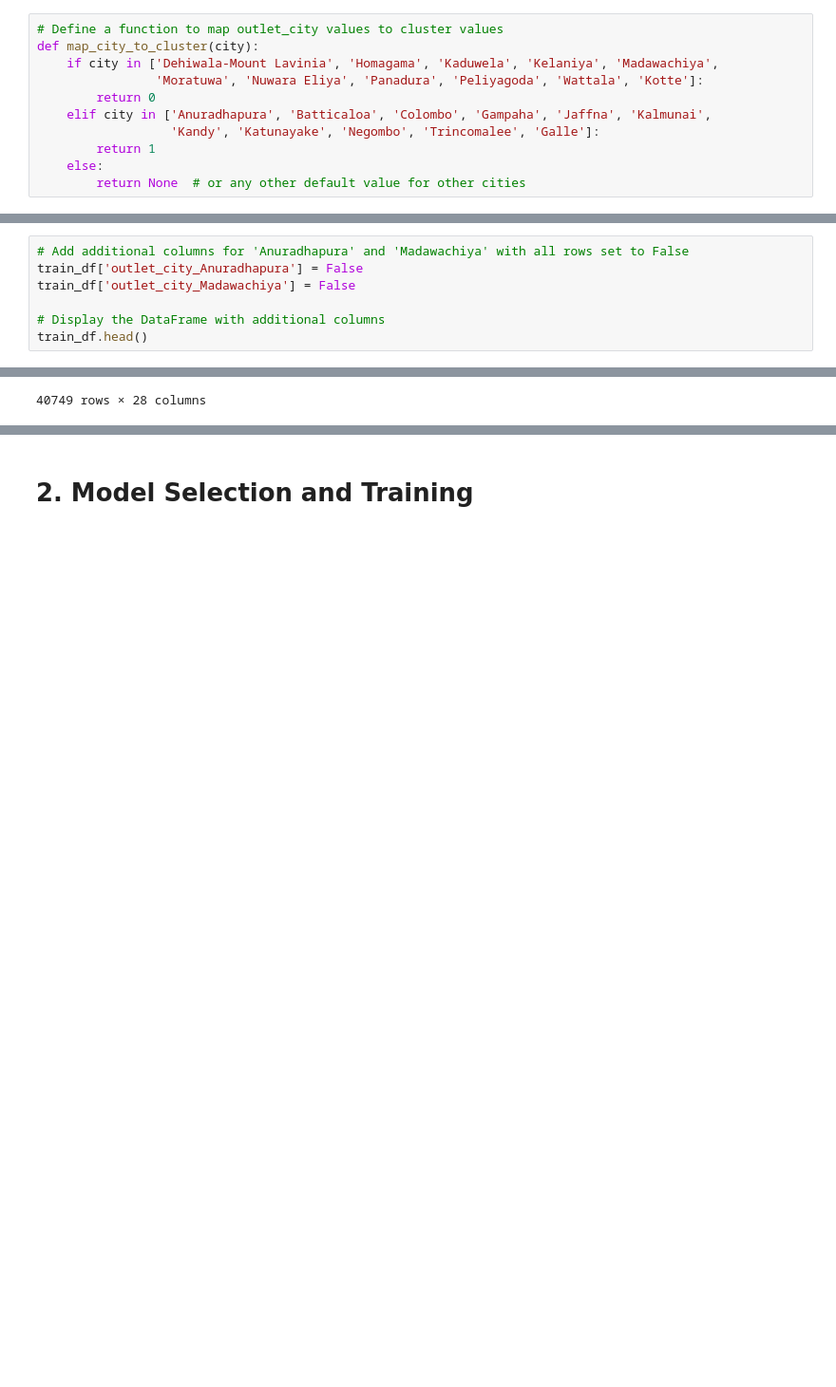
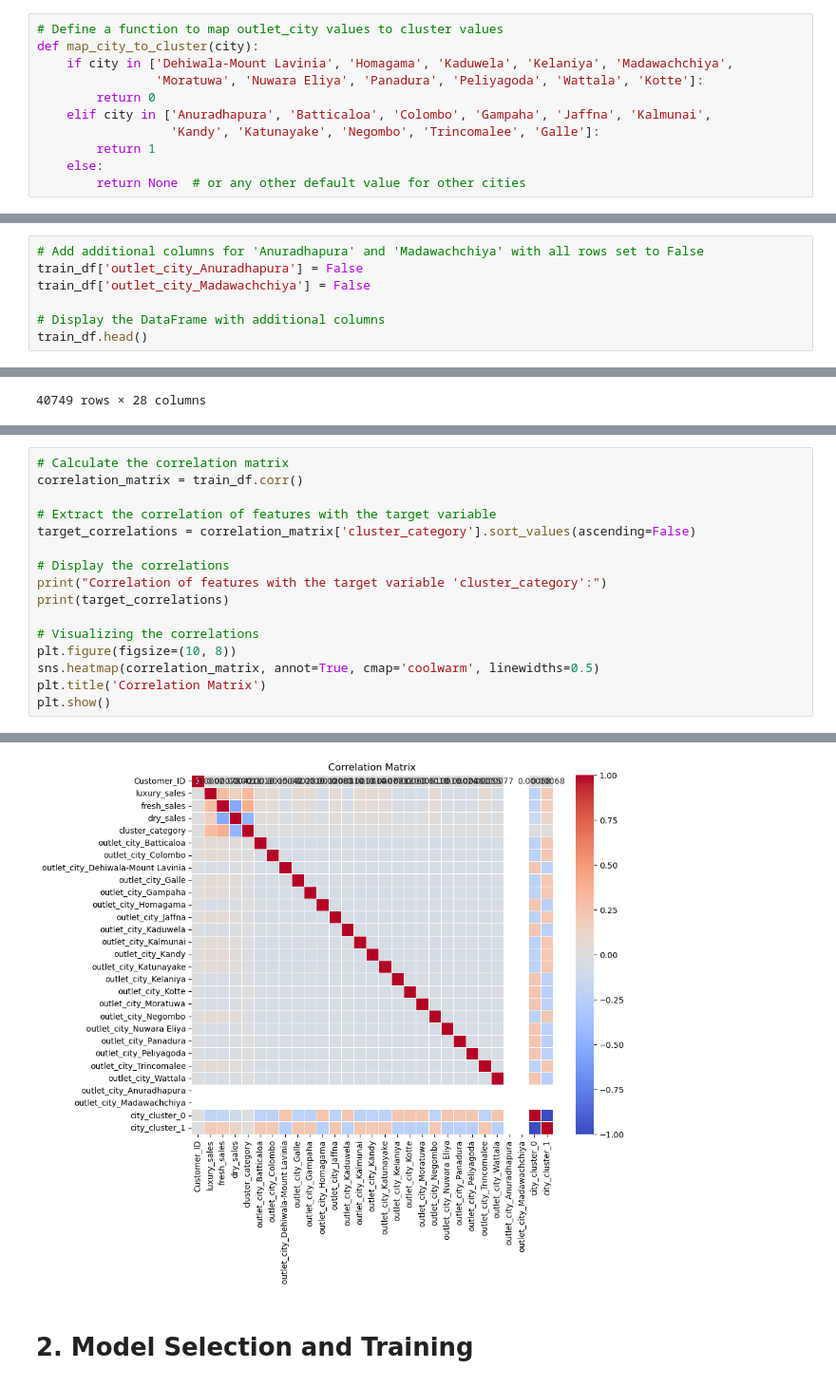
Before and after one commit to UsithaDJay/Datastorm5.0, a Jupyter notebook: STORMING_ROUND/storming_notebook.ipynb, the cells around one changed output, grey strips where cells are left out. Shown at 95% size. Saved outputs shown, nothing was run; the diff lists cells and outputs as text; blank space fills up the shorter version.

```diff
--- a/STORMING_ROUND/storming_notebook.ipynb
+++ b/STORMING_ROUND/storming_notebook.ipynb
@@ -947,7 +963,7 @@ Unique cities under Cluster 1: ['Dehiwala-Mount Lavinia' 'Homagama' 'Kaduwela' '
 # %%
 # Define a function to map outlet_city values to cluster values
 def map_city_to_cluster(city):
-    if city in ['Dehiwala-Mount Lavinia', 'Homagama', 'Kaduwela', 'Kelaniya', 'Madawachiya',
+    if city in ['Dehiwala-Mount Lavinia', 'Homagama', 'Kaduwela', 'Kelaniya', 'Madawachchiya',
                 'Moratuwa', 'Nuwara Eliya', 'Panadura', 'Peliyagoda', 'Wattala', 'Kotte']:
         return 0
     elif city in ['Anuradhapura', 'Batticaloa', 'Colombo', 'Gampaha', 'Jaffna', 'Kalmunai',
@@ -1045,9 +1066,9 @@ train_df.head()
 | 4 | 10458365 | Kelaniya | 2345.49 | 2069.55 | 9243.99 | 4 | 0 | ... |
 5 rows × 27 columns
 # %%
-# Add additional columns for 'Anuradhapura' and 'Madawachiya' with all rows set to False
+# Add additional columns for 'Anuradhapura' and 'Madawachchiya' with all rows set to False
 train_df['outlet_city_Anuradhapura'] = False
-train_df['outlet_city_Madawachiya'] = False
+train_df['outlet_city_Madawachchiya'] = False
 
 # Display the DataFrame with additional columns
 train_df.head()
@@ -1228,0 +1252,17 @@ dtype: object
+# %%
+# Calculate the correlation matrix
+correlation_matrix = train_df.corr()
+
+# Extract the correlation of features with the target variable
+target_correlations = correlation_matrix['cluster_category'].sort_values(ascending=False)
+
+# Display the correlations
+print("Correlation of features with the target variable 'cluster_category':")
+print(target_correlations)
+
+# Visualizing the correlations
+plt.figure(figsize=(10, 8))
+sns.heatmap(correlation_matrix, annot=True, cmap='coolwarm', linewidths=0.5)
+plt.title('Correlation Matrix')
+plt.show()
+# %% [output]
@@ -1229,3 +1286,4 @@ dtype: object
+[figure, added]
 # %% [markdown]
 # 2. Model Selection and Training
 # %% [markdown]
```
Also changed, not shown: parts of 33 cells of this notebook.
